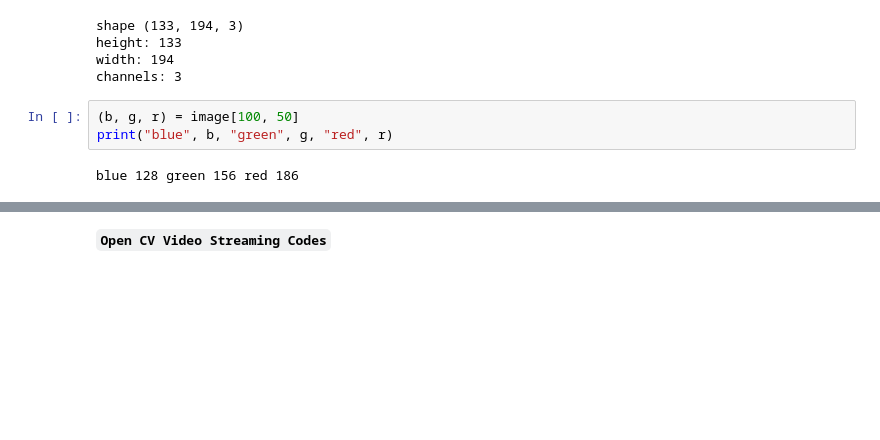
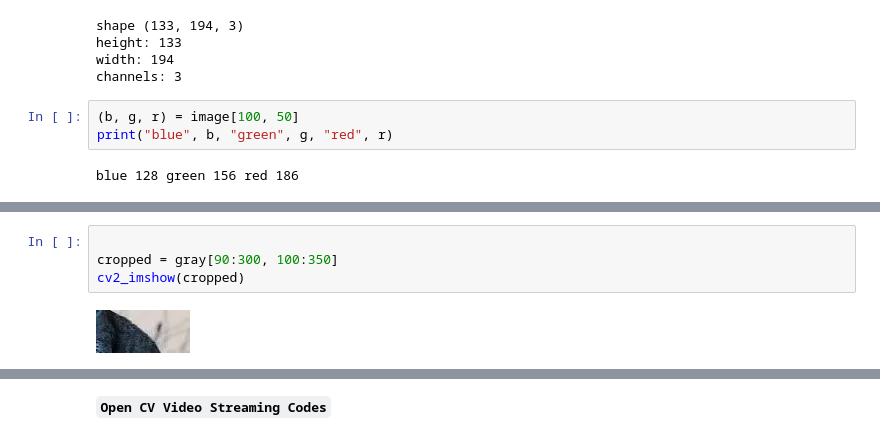
Before and after one commit to Zikirullo/computer-vision, a Jupyter notebook: cv_opencv.ipynb, the cells around one changed output, grey strips where cells are left out. Saved outputs shown, nothing was run; the diff lists cells and outputs as text; blank space fills up the shorter version.

```diff
--- a/cv_opencv.ipynb
+++ b/cv_opencv.ipynb
@@ -34,0 +41,6 @@ cv2_imshow(gray)
+# %%
+
+cropped = gray[90:300, 100:350]
+cv2_imshow(cropped)
+# %% [output]
+[figure, added]
```
Also changed, not shown: parts of 6 cells of this notebook.
